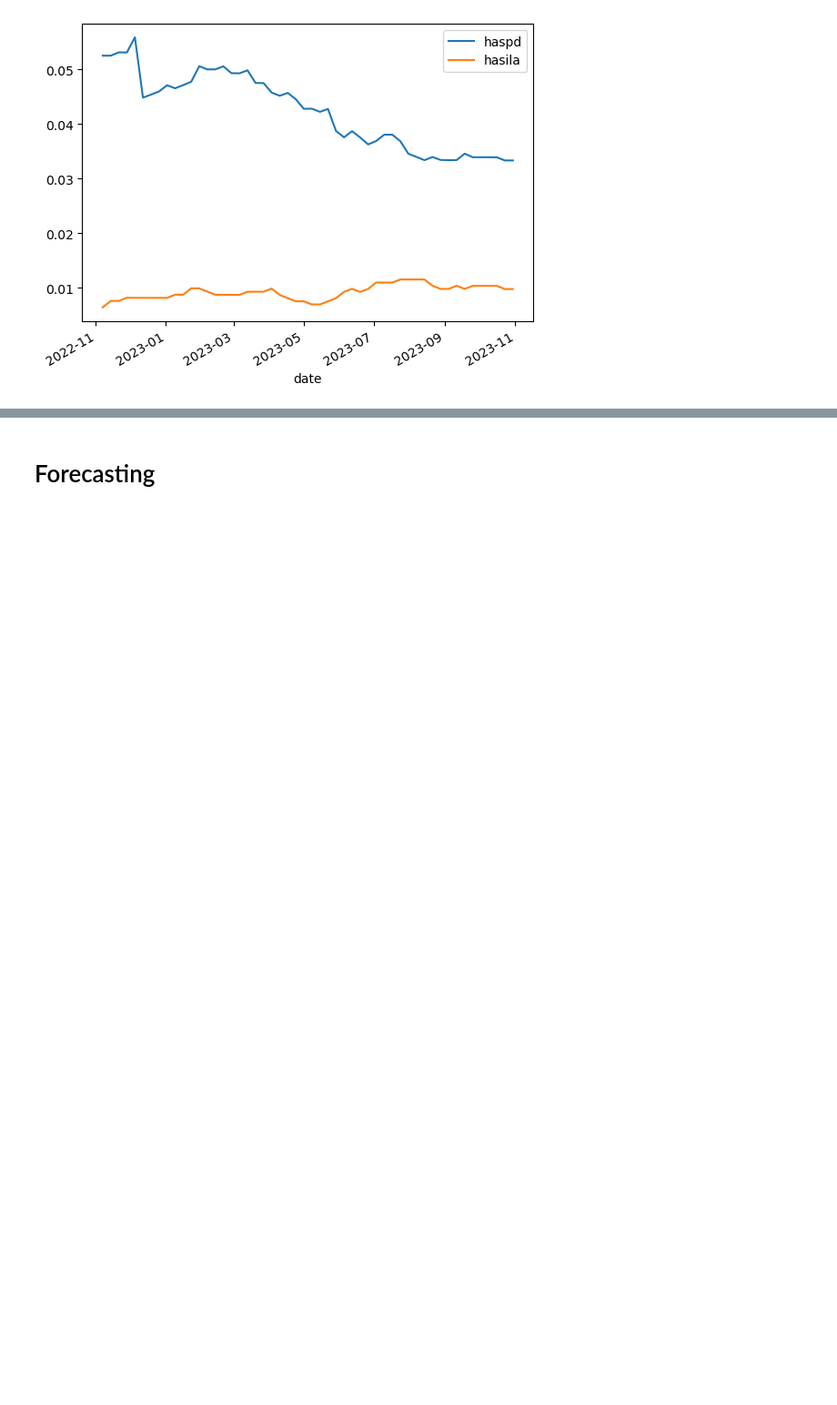
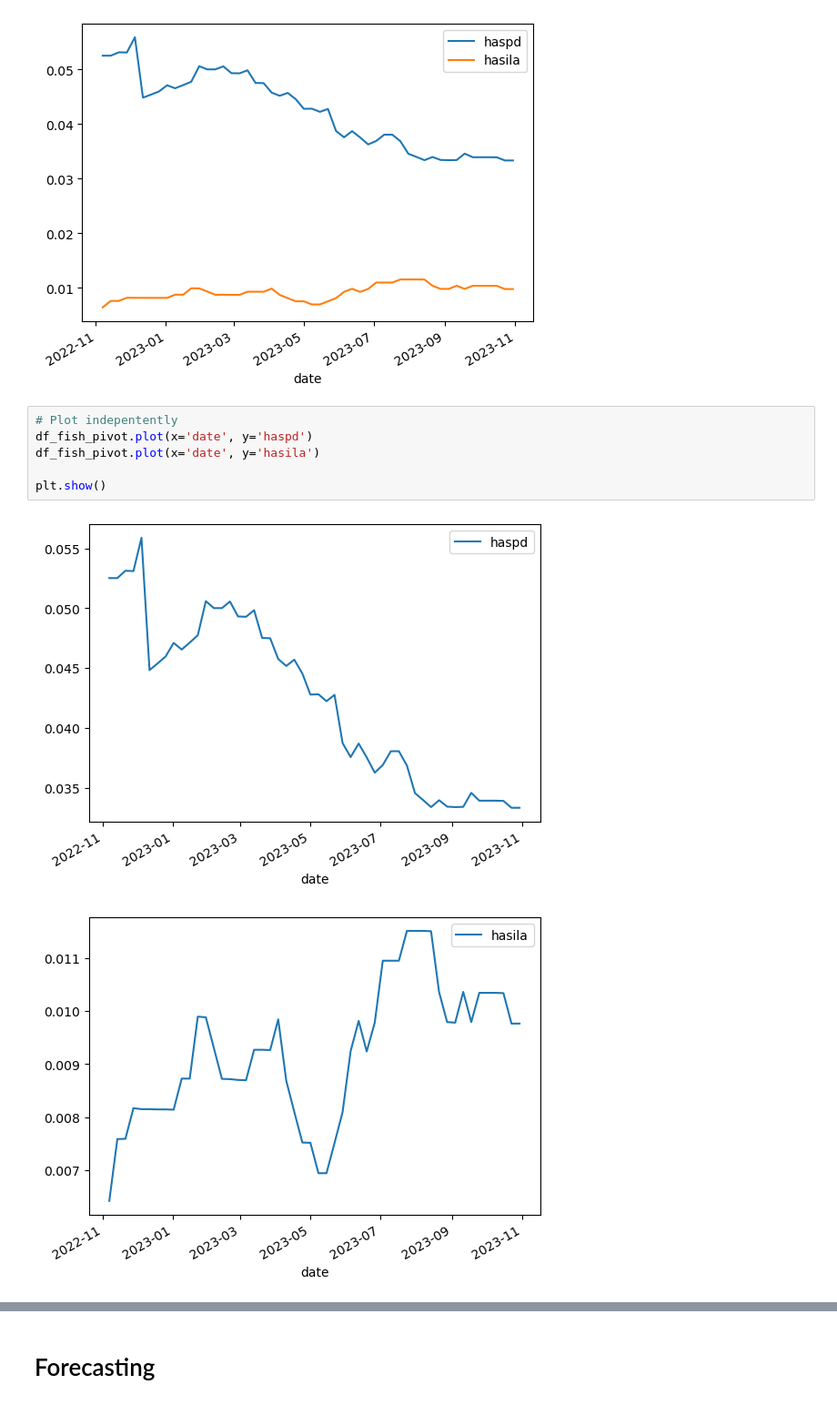
Before and after one commit to ivholmlu/D2D, a Jupyter notebook: Machine_learning.ipynb, the cells around one changed output, grey strips where cells are left out. Shown: that part at 91% size. Saved outputs shown, nothing was run; the diff lists cells and outputs as text; blank space fills up the shorter version.

```diff
--- a/Machine_learning.ipynb
+++ b/Machine_learning.ipynb
@@ -148,5 +152,14 @@ df_fish_pivot.plot(x='date', y=['haspd', 'hasila'])
 # %% [output]
 <Axes: xlabel='date'>
 [figure]
+# %%
+# Plot indepentently
+df_fish_pivot.plot(x='date', y='haspd')
+df_fish_pivot.plot(x='date', y='hasila')
+
+plt.show()
+# %% [output]
+[figure, added]
+[figure, added]
 # %%
 # Create the following piviot tables:
```
Also changed, not shown: parts of 22 cells of this notebook.
